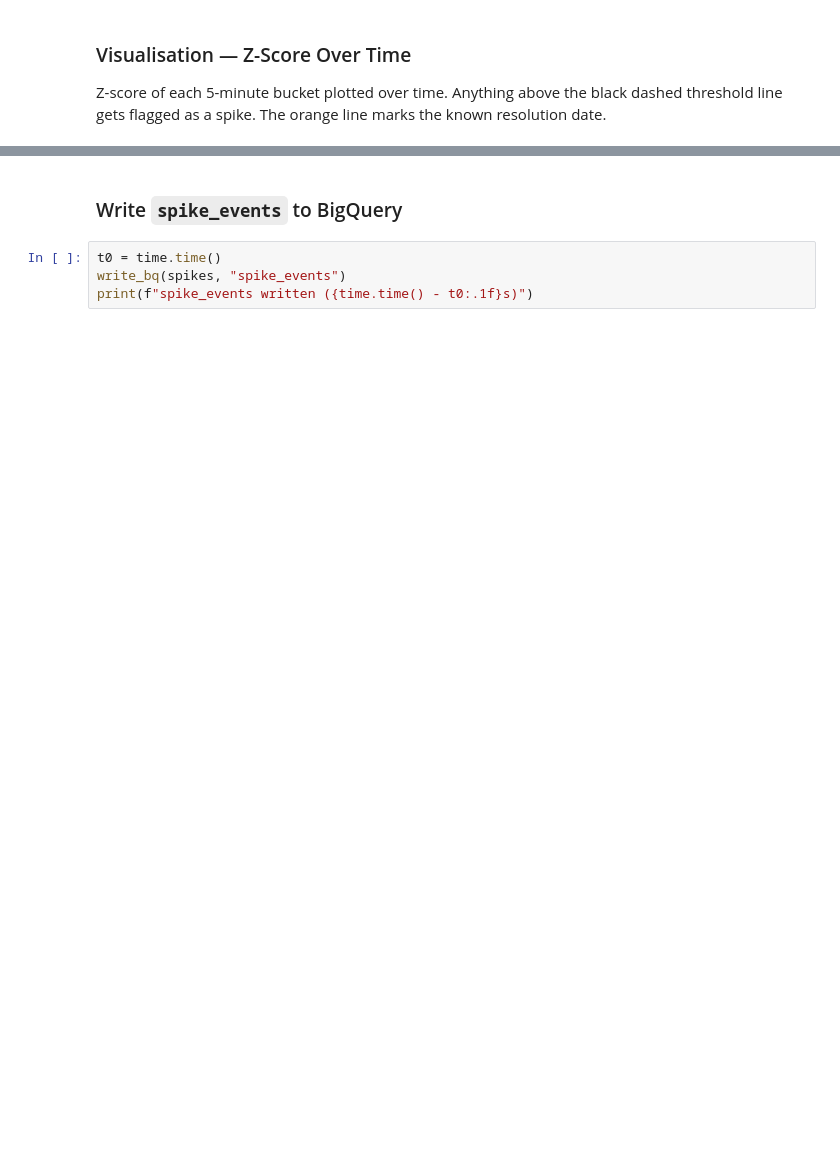
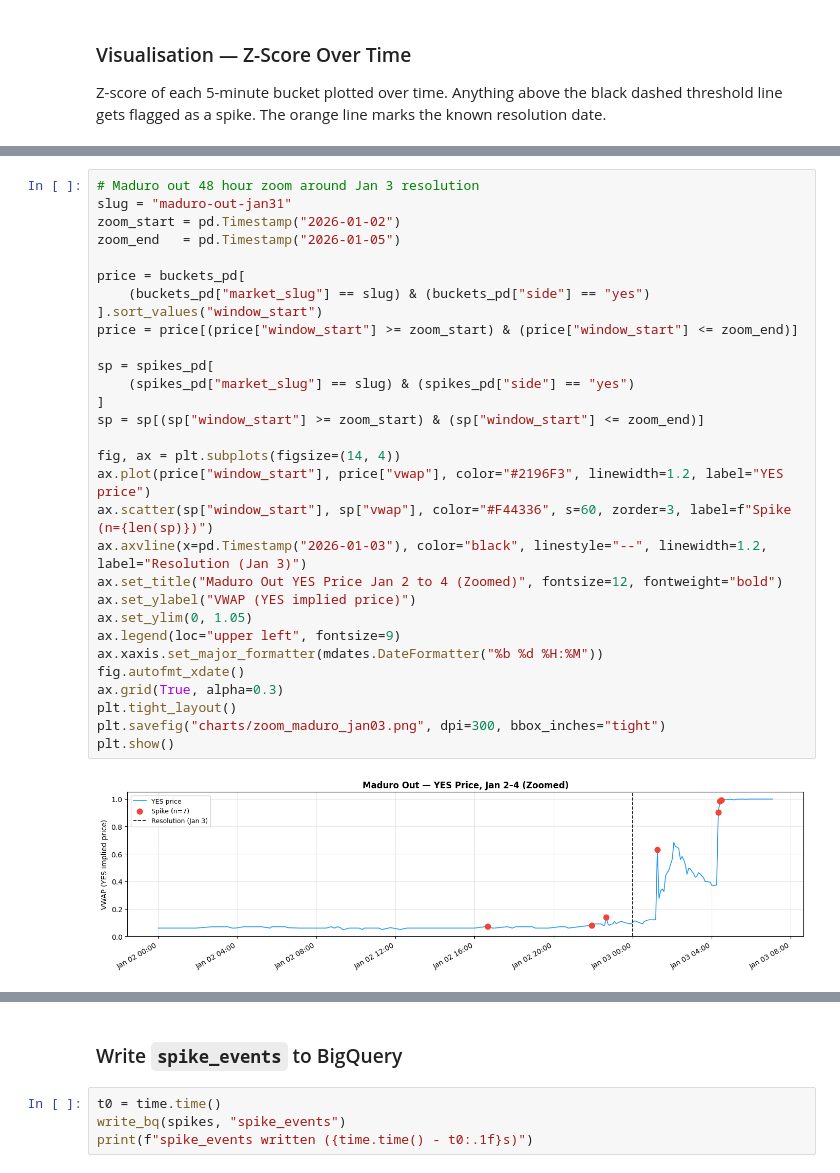
Before and after one commit to RArgu/CS-GY6513-FinalProject, a Jupyter notebook: analysis/detect.ipynb, the cells around one changed output, grey strips where cells are left out. Drawn from its saved outputs; the diff is of its cells as text; blank space fills up the shorter version.

```diff
--- a/analysis/detect.ipynb
+++ b/analysis/detect.ipynb
@@ -608,3 +602,35 @@ for slug in all_markets:
+# %%
+# Maduro out 48 hour zoom around Jan 3 resolution
+slug = "maduro-out-jan31"
+zoom_start = pd.Timestamp("2026-01-02")
+zoom_end   = pd.Timestamp("2026-01-05")
+
+price = buckets_pd[
+    (buckets_pd["market_slug"] == slug) & (buckets_pd["side"] == "yes")
+].sort_values("window_start")
+price = price[(price["window_start"] >= zoom_start) & (price["window_start"] <= zoom_end)]
+
+sp = spikes_pd[
+    (spikes_pd["market_slug"] == slug) & (spikes_pd["side"] == "yes")
+]
+sp = sp[(sp["window_start"] >= zoom_start) & (sp["window_start"] <= zoom_end)]
+
+fig, ax = plt.subplots(figsize=(14, 4))
+ax.plot(price["window_start"], price["vwap"], color="#2196F3", linewidth=1.2, label="YES price")
+ax.scatter(sp["window_start"], sp["vwap"], color="#F44336", s=60, zorder=3, label=f"Spike (n={len(sp)})")
+ax.axvline(x=pd.Timestamp("2026-01-03"), color="black", linestyle="--", linewidth=1.2, label="Resolution (Jan 3)")
+ax.set_title("Maduro Out YES Price Jan 2 to 4 (Zoomed)", fontsize=12, fontweight="bold")
+ax.set_ylabel("VWAP (YES implied price)")
+ax.set_ylim(0, 1.05)
+ax.legend(loc="upper left", fontsize=9)
+ax.xaxis.set_major_formatter(mdates.DateFormatter("%b %d %H:%M"))
+fig.autofmt_xdate()
+ax.grid(True, alpha=0.3)
+plt.tight_layout()
+plt.savefig("charts/zoom_maduro_jan03.png", dpi=300, bbox_inches="tight")
+plt.show()
+# %% [output]
+[figure, added]
 # %% [markdown]
 > **Chart Interpretation — Detected Spikes on Price Chart (All 6 Markets, YES side):**
 >
```
Also changed, not shown: parts of 49 cells of this notebook, 40 other files.
